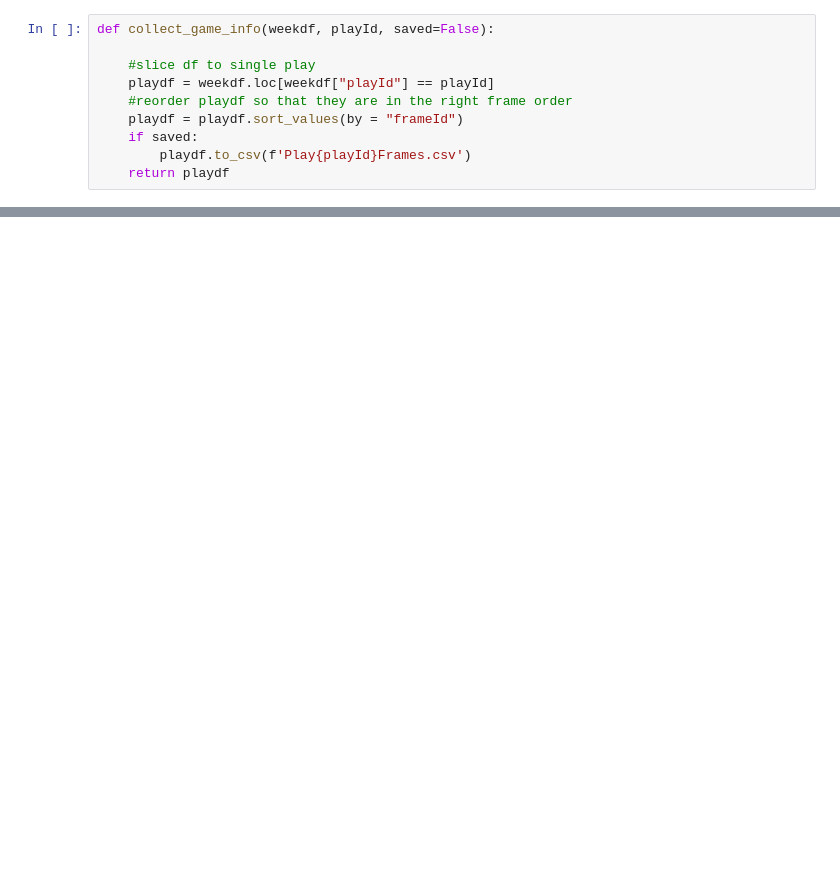
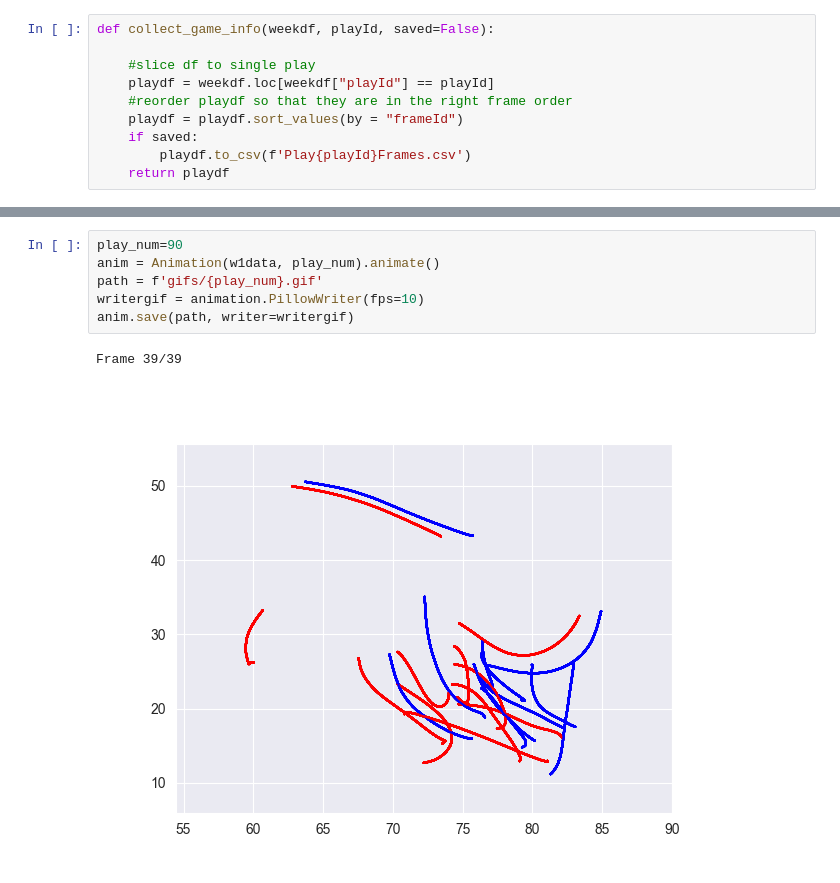
Before and after one commit to samuelrufusward/ADS-NFL, a Jupyter notebook: ExtractPlayInfo.ipynb, the cells around one changed output, grey strips where cells are left out. Cells and saved outputs as stored; diff of their text form; blank space fills up the shorter version.

Commit message:
Added animation class for any given play (position of the ball not included)

```diff
--- a/ExtractPlayInfo.ipynb
+++ b/ExtractPlayInfo.ipynb
@@ -39,0 +109,9 @@ collect_game_info(w1data, 97,True)
+# %%
+play_num=90
+anim = Animation(w1data, play_num).animate()
+path = f'gifs/{play_num}.gif'
+writergif = animation.PillowWriter(fps=10)
+anim.save(path, writer=writergif)
+# %% [output]
+Frame 39/39
+[figure, added]
```
Also changed, not shown: parts of 5 cells of this notebook, 1 other file.
